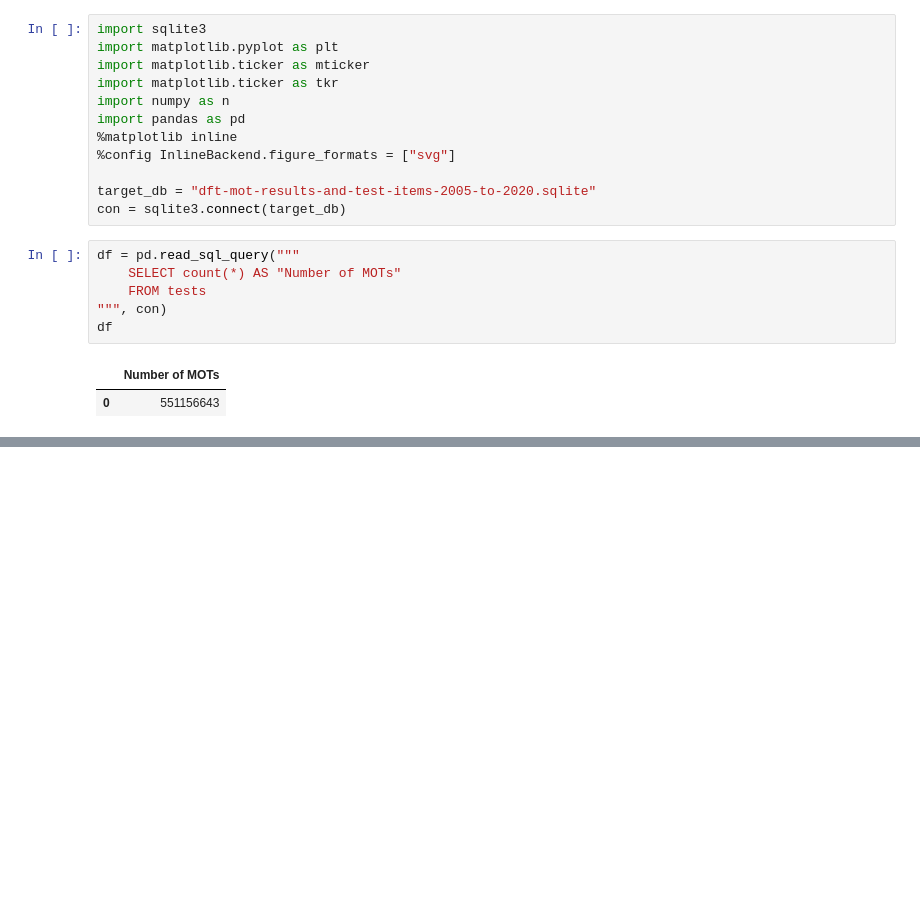
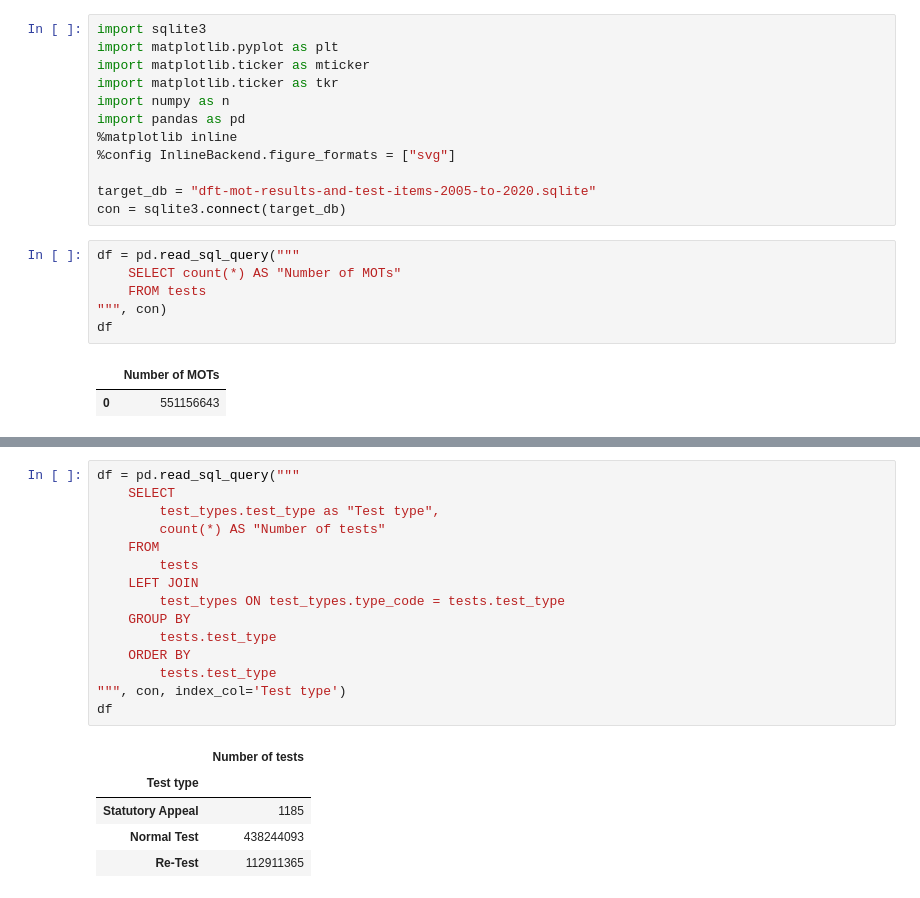
Before and after one commit to michalc/dft-mot-analysis, a Jupyter notebook: 03 - explore.ipynb, the cells around one changed output, grey strips where cells are left out. Drawn from its saved outputs; the diff is of its cells as text; blank space fills up the shorter version.

```diff
--- a/03 - explore.ipynb
+++ b/03 - explore.ipynb
@@ -21,0 +31,21 @@ df
+# %%
+df = pd.read_sql_query("""
+    SELECT
+        test_types.test_type as "Test type",
+        count(*) AS "Number of tests"
+    FROM
+        tests
+    LEFT JOIN
+        test_types ON test_types.type_code = tests.test_type
+    GROUP BY
+        tests.test_type
+    ORDER BY
+        tests.test_type
+""", con, index_col='Test type')
+df
+# %% [output]
+|  | Number of tests |
+| Test type |  |
+| Statutory Appeal | 1185 |
+| Normal Test | 438244093 |
+| Re-Test | 112911365 |
```
Also changed, not shown: parts of 6 cells of this notebook.
